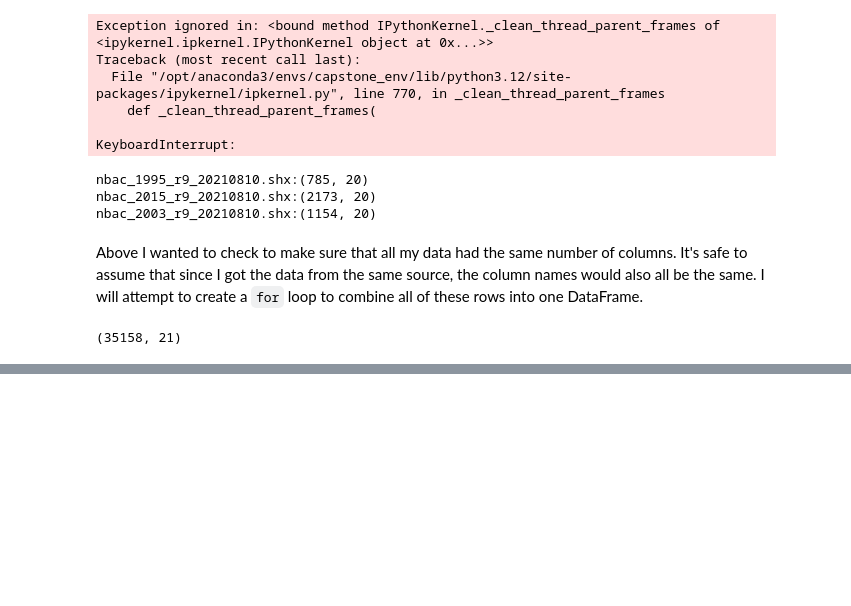
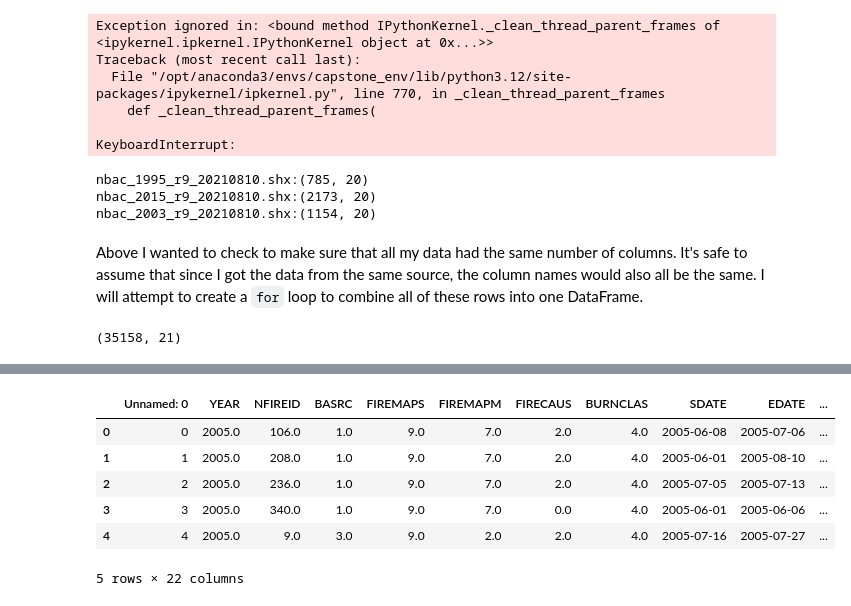
Before and after one commit to Triples92/Forest_fire_prediction_Model, a Jupyter notebook: converter.ipynb, the cells around one changed output, grey strips where cells are left out. Cells and saved outputs as stored; diff of their text form; code cells hidden in the pictures; blank space fills up the shorter version.

```diff
--- a/converter.ipynb
+++ b/converter.ipynb
@@ -113,0 +155,14 @@ weather_df.shape
+# %%
+fire_csv = pd.read_csv('Data/fire_data.csv')
+# %%
+fire_dfw = pd.DataFrame(fire_csv)
+# %%
+fire_dfw.head()
+# %% [output]
+|  | Unnamed: 0 | YEAR | NFIREID | BASRC | FIREMAPS | FIREMAPM | FIRECAUS | BURNCLAS | SDATE | EDATE | ... |
+| 0 | 0 | 2005.0 | 106.0 | 1.0 | 9.0 | 7.0 | 2.0 | 4.0 | 2005-06-08 | 2005-07-06 | ... |
+| 1 | 1 | 2005.0 | 208.0 | 1.0 | 9.0 | 7.0 | 2.0 | 4.0 | 2005-06-01 | 2005-08-10 | ... |
+| 2 | 2 | 2005.0 | 236.0 | 1.0 | 9.0 | 7.0 | 2.0 | 4.0 | 2005-07-05 | 2005-07-13 | ... |
+| 3 | 3 | 2005.0 | 340.0 | 1.0 | 9.0 | 7.0 | 0.0 | 4.0 | 2005-06-01 | 2005-06-06 | ... |
+| 4 | 4 | 2005.0 | 9.0 | 3.0 | 9.0 | 2.0 | 2.0 | 4.0 | 2005-07-16 | 2005-07-27 | ... |
+5 rows × 22 columns
```
Also changed, not shown: parts of 21 cells of this notebook, 2 other files.
